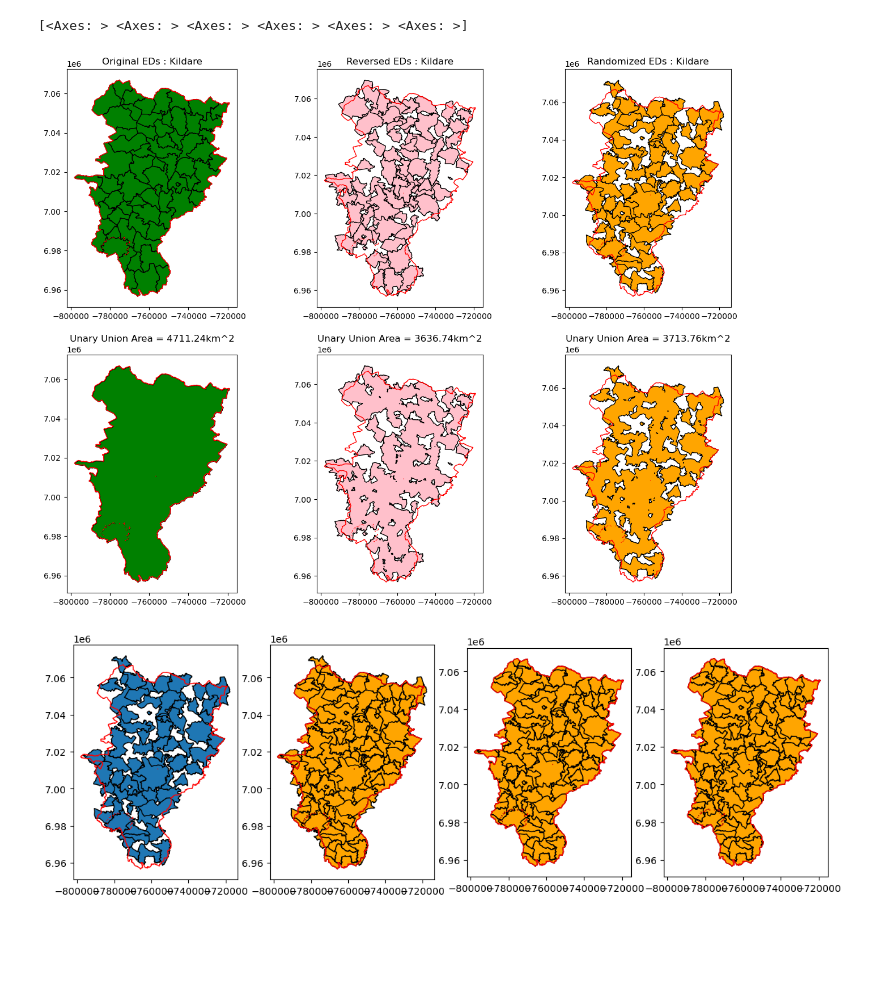
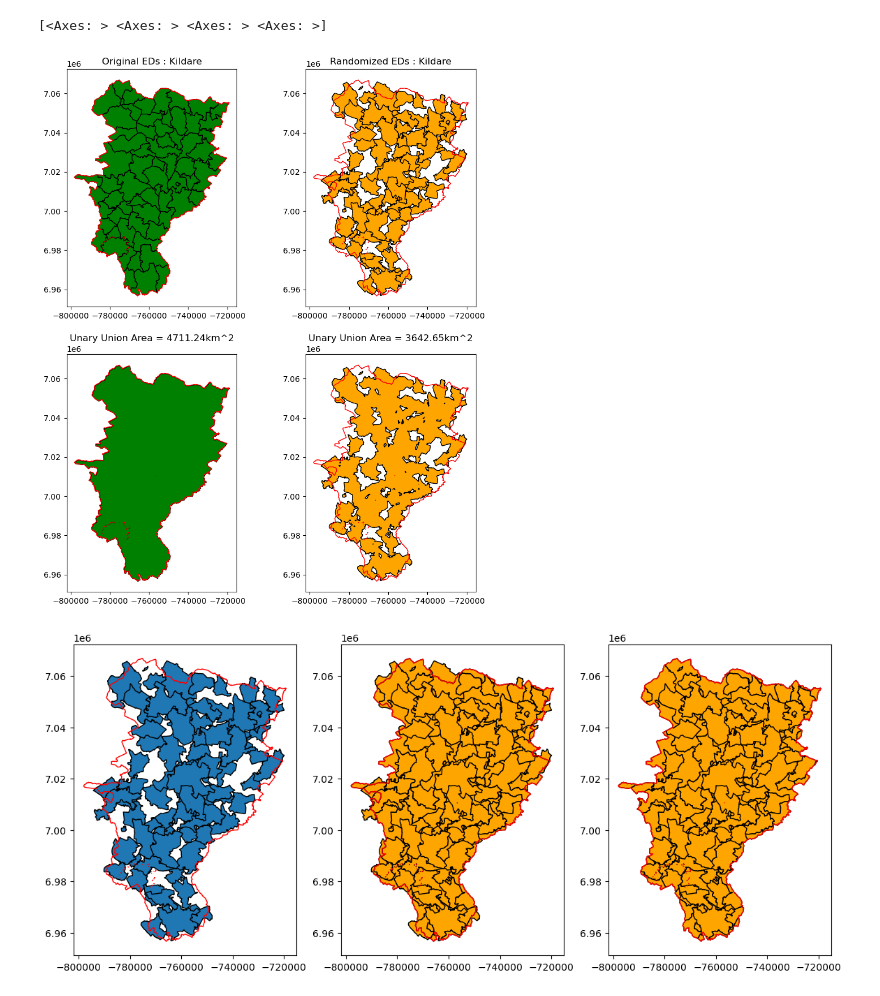
Before and after one commit to paddeaux/synthpoly, a Jupyter notebook: kildare.ipynb, the cells around one changed output. Cells and saved outputs as stored; diff of their text form; code cells hidden in the pictures; blank space fills up the shorter version.

Commit message:
Kildare ED polygon randomization

```diff
--- a/kildare.ipynb
+++ b/kildare.ipynb
@@ -8,67 +15,67 @@ from shapely import Polygon, affinity
 # %%
 kildare = gpd.read_file("kildare.json").to_crs(3857)
 
-points_reversed = gpd.GeoDataFrame(pd.DataFrame(kildare['geometry'].centroid.reset_index(drop=True), columns=['geometry']).sort_index(ascending=False).reset_index(drop=True), geometry='geometry')
+#points_reversed = gpd.GeoDataFrame(pd.DataFrame(kildare['geometry'].centroid.reset_index(drop=True), columns=['geometry']).sort_index(ascending=False).reset_index(drop=True), geometry='geometry')
 points_shuffled = gpd.GeoDataFrame(pd.DataFrame(kildare['geometry'].centroid.reset_index(drop=True), columns=['geometry']).sample(len(kildare)).reset_index(drop=True), geometry='geometry')
 
 def move_gdf(gdf_poly, gdf_p):
     gdf_new = gdf_poly.copy()
     gdf_new['delta_x'] = gdf_p['geometry'].x - gdf_new['geometry'].centroid.x
     gdf_new['delta_y'] = gdf_p['geometry'].y - gdf_new['geometry'].centroid.y
     gdf_new['geometry'] = gdf_new.apply(lambda gdf: affinity.translate(gdf.loc['geometry'], xoff=gdf.loc['delta_x'], yoff=gdf.loc['delta_y']), axis=1)
+    # adding in a random rotation element
+    gdf_new['geometry'] = gdf_new.apply(lambda gdf: affinity.rotate(gdf.loc['geometry'], random.uniform(0,359), 'center'), axis=1)
     return gdf_new[gdf_new['geometry'].geom_type != 'Point']
 
-kildare_reversed = move_gdf(kildare, points_reversed)
+#kildare_reversed = move_gdf(kildare, points_reversed)
 kildare_shuffled = move_gdf(kildare, points_shuffled)
 
 kildare_bounds = gpd.GeoSeries(kildare.unary_union, crs=3857)
-reversed_bounds = gpd.GeoSeries(kildare_reversed.unary_union, crs=3857)
+#reversed_bounds = gpd.GeoSeries(kildare_reversed.unary_union, crs=3857)
 shuffled_bounds = gpd.GeoSeries(kildare_shuffled.unary_union, crs=3857)
 
-fig, axs = plt.subplots(2,3, figsize=(16,12))
+fig, axs = plt.subplots(2,2, figsize=(10,12))
 axs_flat = axs.flatten()
 print(axs_flat)
 
 # Fig titles
 axs_flat[0].set_title('Original EDs : Kildare')
-axs_flat[1].set_title('Reversed EDs : Kildare')
-axs_flat[2].set_title('Randomized EDs : Kildare')
-axs_flat[3].set_title(f'Unary Union Area = {kildare_bounds.area.item()/1000000:.2f}km^2')
-axs_flat[4].set_title(f'Unary Union Area = {reversed_bounds.area.item()/1000000:.2f}km^2')
-axs_flat[5].set_title(f'Unary Union Area = {shuffled_bounds.area.item()/1000000:.2f}km^2')
+#axs_flat[1].set_title('Reversed EDs : Kildare')
+axs_flat[1].set_title('Randomized EDs : Kildare')
+axs_flat[2].set_title(f'Unary Union Area = {kildare_bounds.area.item()/1000000:.2f}km^2')
+#axs_flat[4].set_title(f'Unary Union Area = {reversed_bounds.area.item()/1000000:.2f}km^2')
+axs_flat[3].set_title(f'Unary Union Area = {shuffled_bounds.area.item()/1000000:.2f}km^2')
 
 
 # ED's
 kildare.plot(ax=axs_flat[0], edgecolor='black', facecolor='green')
-kildare_reversed.plot(ax=axs_flat[1], edgecolor='black', facecolor='pink')
-kildare_shuffled.plot(ax=axs_flat[2], edgecolor='black', facecolor='orange')
+#kildare_reversed.plot(ax=axs_flat[1], edgecolor='black', facecolor='pink')
+kildare_shuffled.plot(ax=axs_flat[1], edgecolor='black', facecolor='orange')
 
 # ED Unary Union
-kildare_bounds.plot(ax=axs_flat[3], edgecolor='black', facecolor='green')
-reversed_bounds.plot(ax=axs_flat[4], edgecolor='black', facecolor='pink')
-shuffled_bounds.plot(ax=axs_flat[5], edgecolor='black', facecolor='orange')
+kildare_bounds.plot(ax=axs_flat[2], edgecolor='black', facecolor='green')
+#reversed_bounds.plot(ax=axs_flat[4], edgecolor='black', facecolor='pink')
+shuffled_bounds.plot(ax=axs_flat[3], edgecolor='black', facecolor='orange')
 
 
 
 for ax in axs_flat:
     kildare_bounds.plot(ax=ax, edgecolor='red', facecolor='none')
 # %% [output]
-[<Axes: > <Axes: > <Axes: > <Axes: > <Axes: > <Axes: >]
+[<Axes: > <Axes: > <Axes: > <Axes: >]
-[figure, old version]
+[figure, new version]
 # %%
-fig, ax = plt.subplots(1,4,figsize=(14, 12))
+fig, ax = plt.subplots(1,3,figsize=(14, 12))
 
 kildare_shuffled.plot(ax=ax[0], edgecolor='black')
 
 overlay1 = gpd.GeoDataFrame(geometry=kildare_bounds).overlay(kildare_shuffled, how='union')
 overlay2 = gpd.GeoDataFrame(geometry=kildare_bounds).overlay(overlay1, how='intersection')
-overlay3 = overlay2.clip(overlay2)
 
 overlay1.plot(ax=ax[1], edgecolor='black', facecolor='orange')
 overlay2.plot(ax=ax[2], edgecolor='black', facecolor='orange')
-overlay3.plot(ax=ax[3], edgecolor='black', facecolor='orange')
 
 for x in ax:
     kildare_bounds.plot(ax=x,edgecolor='red',facecolor='none')
 # %% [output]
-[figure, old version]
+[figure, new version]
```
Also changed, not shown: parts of 6 cells of this notebook, 1 other file.
